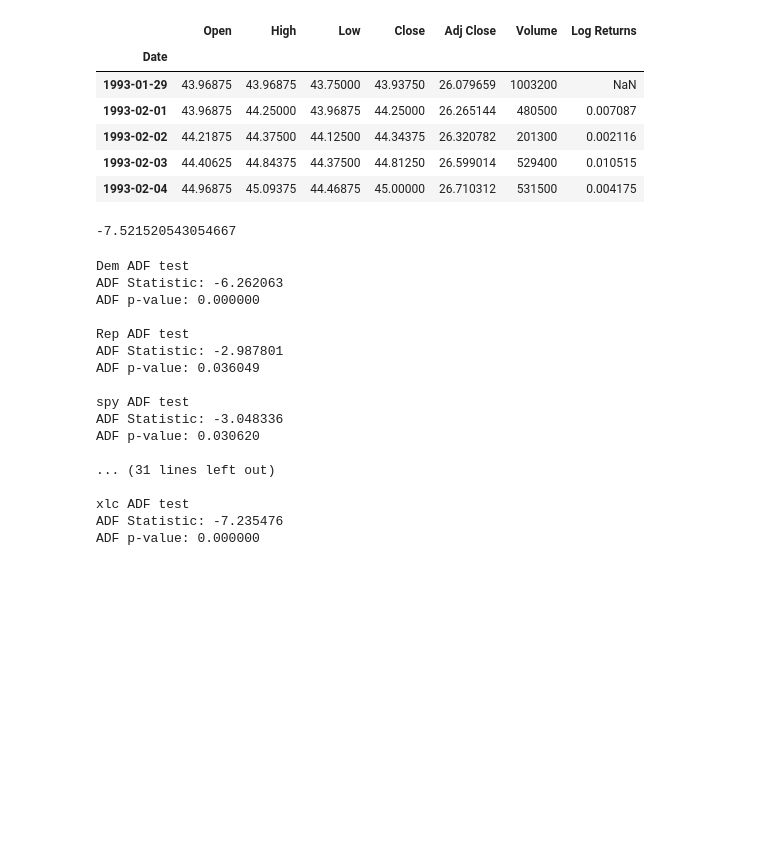
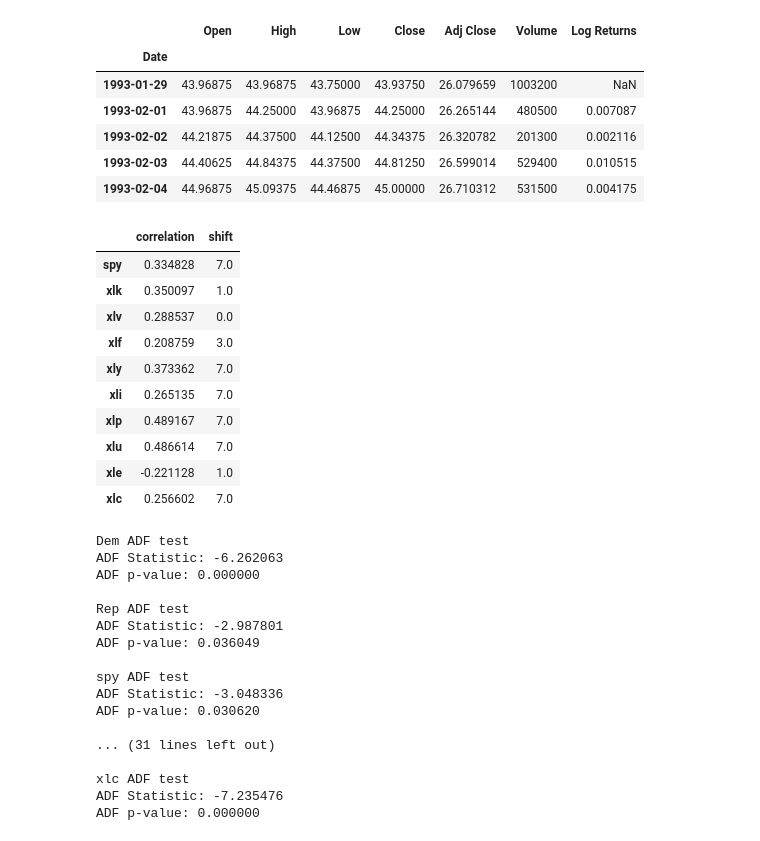
Before and after one commit to sandeepmukh/NYTvMarket, a Jupyter notebook: Data Manipulation.ipynb, the cells around one changed output. Drawn from its saved outputs; the diff is of its cells as text; code cells hidden in the pictures; blank space fills up the shorter version.

```diff
--- a/Data Manipulation.ipynb
+++ b/Data Manipulation.ipynb
@@ -86,19 +86,23 @@ for party in [repsent, demsent]:
             demMax[etfName] = {"correlation": maxCor[0], "shift": maxCor[2]}
         else:
             repMax[etfName] = {"correlation": maxCor[0], "shift": maxCor[2]}
-# %%
-repCorDf = pd.DataFrame(data=repMax).T
-demCorDf = pd.DataFrame(data=demMax).T
-
-AutoReg(spy["Log Returns"], exog=repsent["sentiment score"], lags=8).fit().bic
-AutoReg(xlk["Log Returns"], exog=repsent["sentiment score"], lags=8).fit().bic
-AutoReg(xlv["Log Returns"], exog=repsent["sentiment score"], lags=8).fit().bic
-AutoReg(xlp["Log Returns"], exog=repsent["sentiment score"], lags=8).fit().bic
-AutoReg(xlc["Log Returns"], exog=repsent["sentiment score"], lags=8).fit().bic
-
-# repCorDf
-# %% [output]
--7.521520543054667
+# %%
+repCorDf = pd.DataFrame(data=repMax).T
+demCorDf = pd.DataFrame(data=demMax).T
+
+repCorDf
+# %% [output]
+|  | correlation | shift |
+| spy | 0.334828 | 7.0 |
+| xlk | 0.350097 | 1.0 |
+| xlv | 0.288537 | 0.0 |
+| xlf | 0.208759 | 3.0 |
+| xly | 0.373362 | 7.0 |
+| xli | 0.265135 | 7.0 |
+| xlp | 0.489167 | 7.0 |
+| xlu | 0.486614 | 7.0 |
+| xle | -0.221128 | 1.0 |
+| xlc | 0.256602 | 7.0 |
 # %%
 from statsmodels.tsa.stattools import adfuller
 result = adfuller(demsent.values)
```
Also changed, not shown: parts of 1 cell of this notebook.
